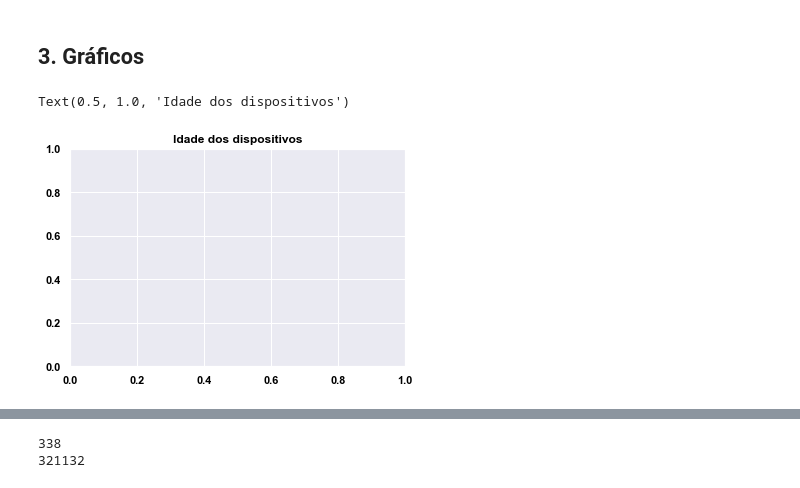
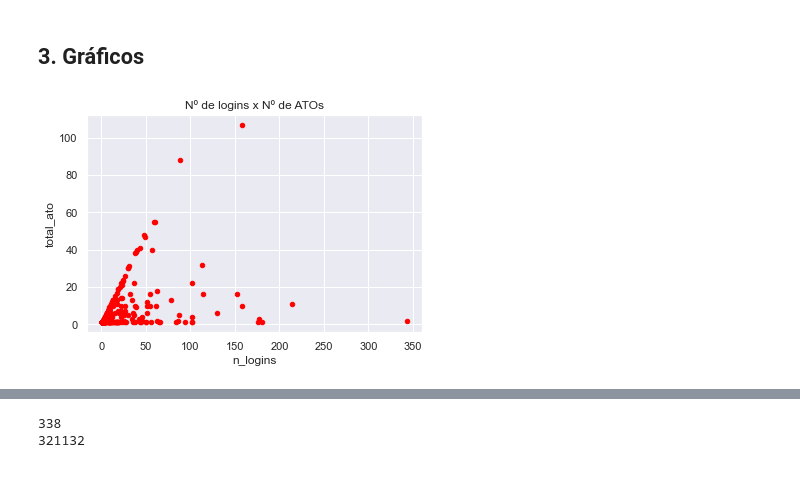
Before and after one commit to pedrosena138/projeto-if997, a Jupyter notebook: Projeto.ipynb, the cells around one changed output, grey strips where cells are left out. Cells and saved outputs as stored; diff of their text form; code cells hidden in the pictures.

Commit message:
plotagem dos gráficos

```diff
--- a/Projeto.ipynb
+++ b/Projeto.ipynb
@@ -37,12 +37,20 @@
 # %%
 import pandas as pd
 import numpy as np
-import matplotlib.pyplot as plotlib
+import matplotlib.pyplot as plt
 import seaborn as sns
 from datetime import datetime
 
 sns.set()
 %matplotlib inline
+COLOR = 'black'
+WEIGHT = "bold"
+plt.rcParams['text.color'] = COLOR
+plt.rcParams['axes.labelcolor'] = COLOR
+plt.rcParams['xtick.color'] = COLOR
+plt.rcParams['ytick.color'] = COLOR
+plt.rcParams['font.weight'] = WEIGHT
+plt.rcParams['axes.titleweight'] = WEIGHT
 # %% [markdown]
 ## 1. Normalização
 # %%
@@ -234,49 +237,9 @@ logins_df.to_parquet("./dataset/new_logins.parquet4")
 contas_df.to_parquet("./dataset/contas.parquet4")
 # %% [markdown]
 ## 3. Gráficos
-# %%
-#Gráfico de idades de dispositivos
-def transformaParaAno(valor):
-    if valor < 31540000000:
-        return 1
-    else:
-        return 2
-
-def pegarQuantidadeOcorrencias(lista, valor):
-    cont = 0
-    for i in lista:
-        if i == valor:
-            cont += 1
-    return cont
-
-#Relação entre ATO e acesso em vários dispositivos
-def relacaoAtoVariosAcessos(df):
-    dados = df.to_numpy()
-    possuiRelacao = 0
-    naoPossuiRelacao = 0
-    contasUnicas = {}
-
-    for linha in dados:
-        if linha[1] not in contasUnicas:
-            contasUnicas[linha[1]] = None
-            variosAcessos = linha[19]
-            ato = linha[16]
-            if variosAcessos and ato:
-                possuiRelacao += 1
-            else:
-                naoPossuiRelacao += 1
-
-    return [possuiRelacao, naoPossuiRelacao]
-
-COLOR = 'black'
-WEIGHT = "bold"
-plotlib.rcParams['text.color'] = COLOR
-plotlib.rcParams['axes.labelcolor'] = "black"
-plotlib.rcParams['xtick.color'] = COLOR
-plotlib.rcParams['ytick.color'] = COLOR
-plotlib.rcParams['font.weight'] = WEIGHT
-plotlib.rcParams['axes.titleweight'] = WEIGHT
-plotlib.title("Idade dos dispositivos")
-# %% [output]
-Text(0.5, 1.0, 'Idade dos dispositivos')
-[figure, removed]
+# %%
+contas_df.plot(kind='scatter', x='n_logins', y='total_ato', color='red')
+plt.title('Nº de logins x Nº de ATOs')
+plt.show()
+# %% [output]
+[figure, added]
```
Also changed, not shown: parts of 5 cells of this notebook.
